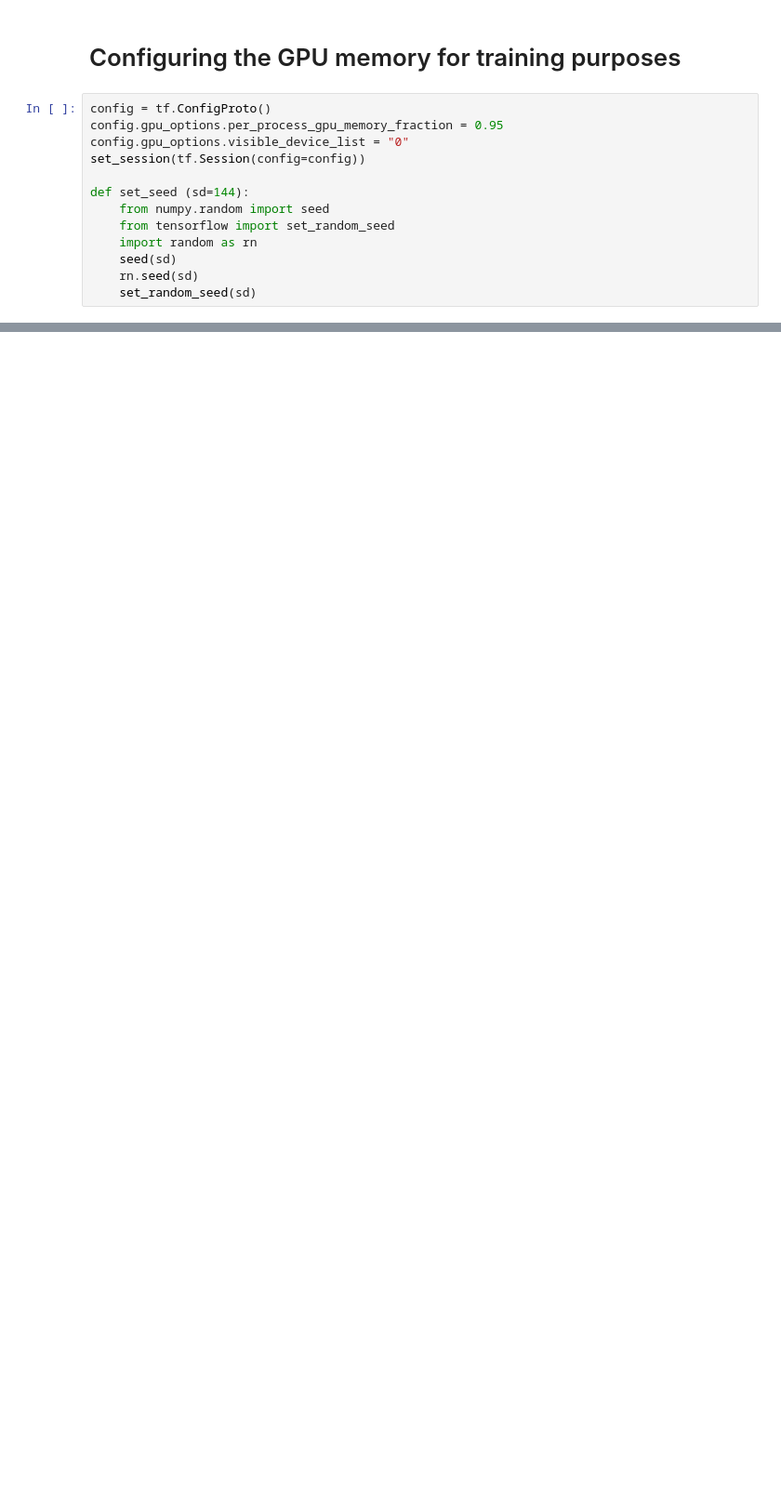
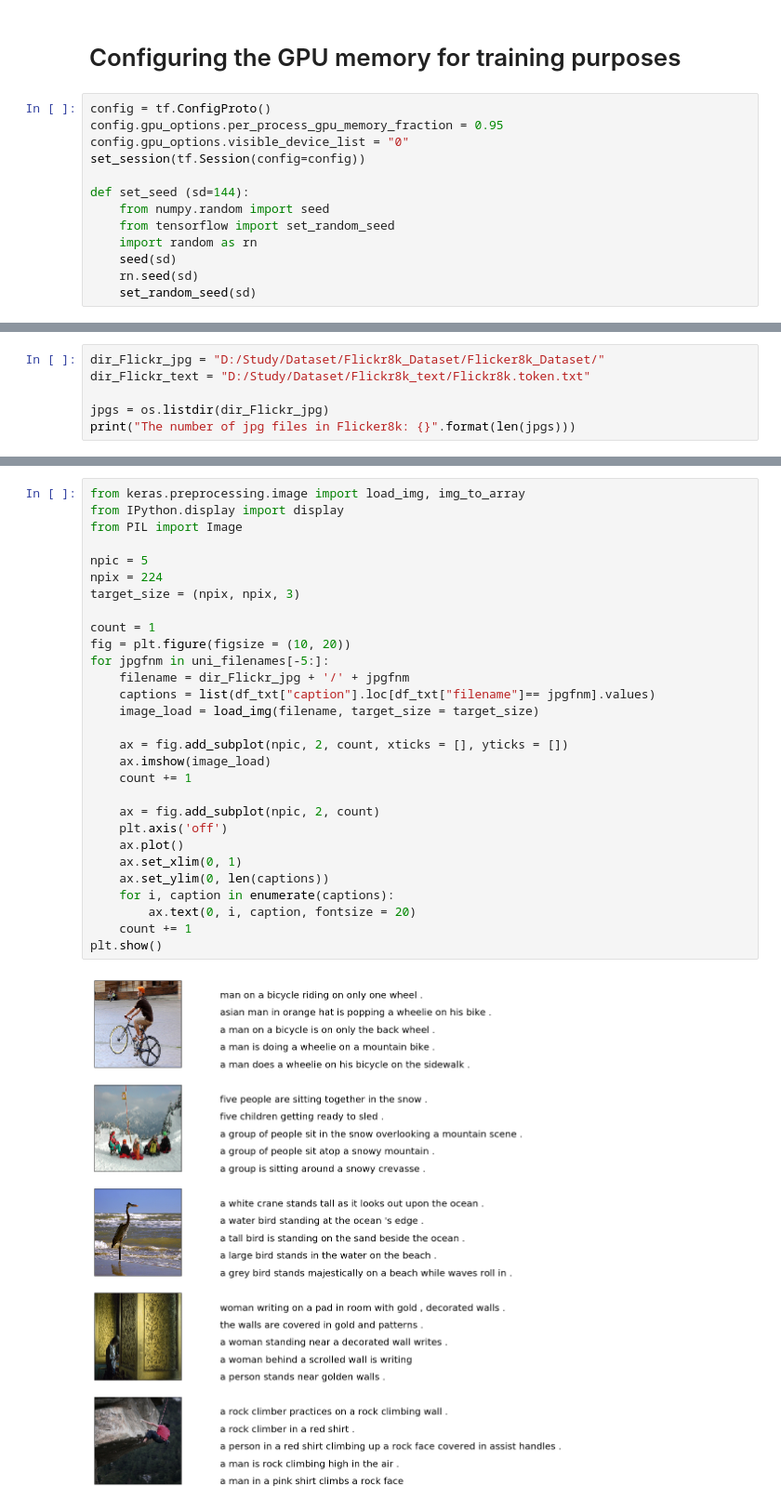
Before and after one commit to vijaykumarrpai/Caption-Generator, a Jupyter notebook: Caption Generating 8k.ipynb, the cells around one changed output, grey strips where cells are left out. Shown: that part at 93% size. Cells and saved outputs as stored; diff of their text form; blank space fills up the shorter version.

Commit message:
Plotting few captions and images from the dataset

```diff
--- a/Caption Generating 8k.ipynb
+++ b/Caption Generating 8k.ipynb
@@ -37,0 +40,6 @@ def set_seed (sd=144):
+# %%
+dir_Flickr_jpg = "D:/Study/Dataset/Flickr8k_Dataset/Flicker8k_Dataset/"
+dir_Flickr_text = "D:/Study/Dataset/Flickr8k_text/Flickr8k.token.txt"
+
+jpgs = os.listdir(dir_Flickr_jpg)
+print("The number of jpg files in Flicker8k: {}".format(len(jpgs)))
@@ -37,0 +87,31 @@ def set_seed (sd=144):
+# %%
+from keras.preprocessing.image import load_img, img_to_array
+from IPython.display import display
+from PIL import Image
+
+npic = 5
+npix = 224
+target_size = (npix, npix, 3)
+
+count = 1
+fig = plt.figure(figsize = (10, 20))
+for jpgfnm in uni_filenames[-5:]:
+    filename = dir_Flickr_jpg + '/' + jpgfnm
+    captions = list(df_txt["caption"].loc[df_txt["filename"]== jpgfnm].values)
+    image_load = load_img(filename, target_size = target_size)
+
+    ax = fig.add_subplot(npic, 2, count, xticks = [], yticks = [])
+    ax.imshow(image_load)
+    count += 1
+
+    ax = fig.add_subplot(npic, 2, count)
+    plt.axis('off')
+    ax.plot()
+    ax.set_xlim(0, 1)
+    ax.set_ylim(0, len(captions))
+    for i, caption in enumerate(captions):
+        ax.text(0, i, caption, fontsize = 20)
+    count += 1
+plt.show()
+# %% [output]
+[figure, added]
```
Also changed, not shown: parts of 6 cells of this notebook.
